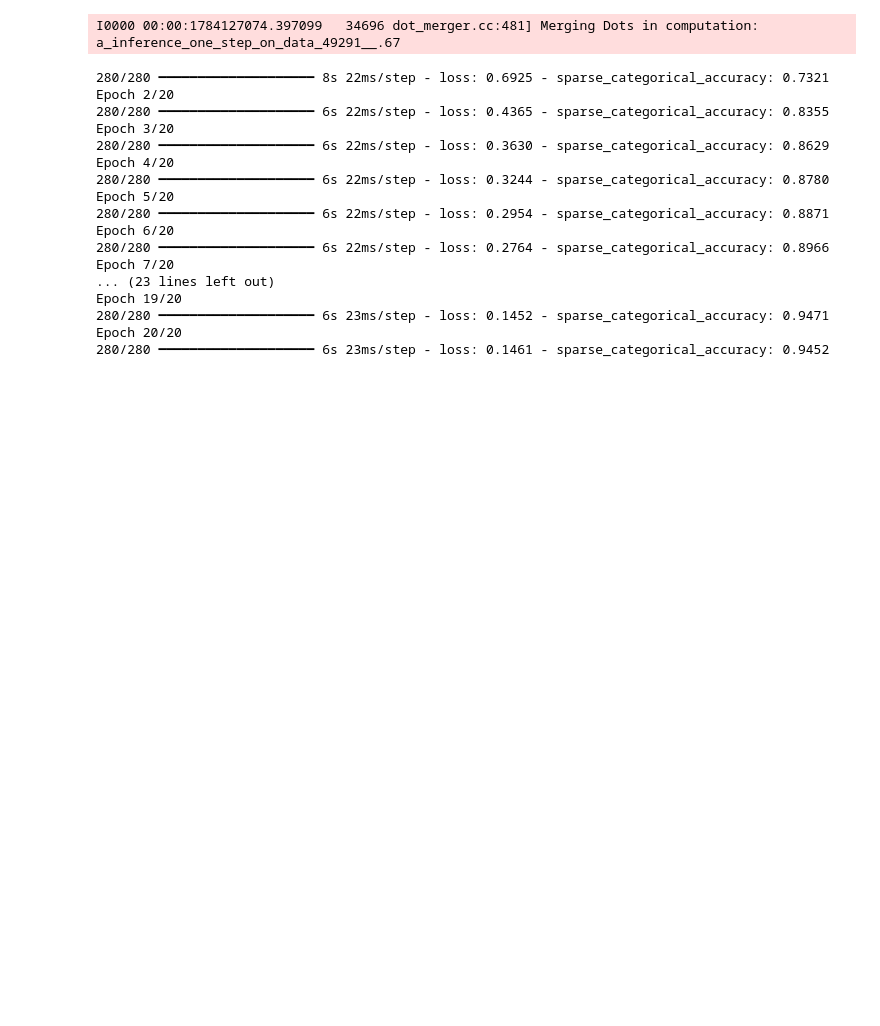
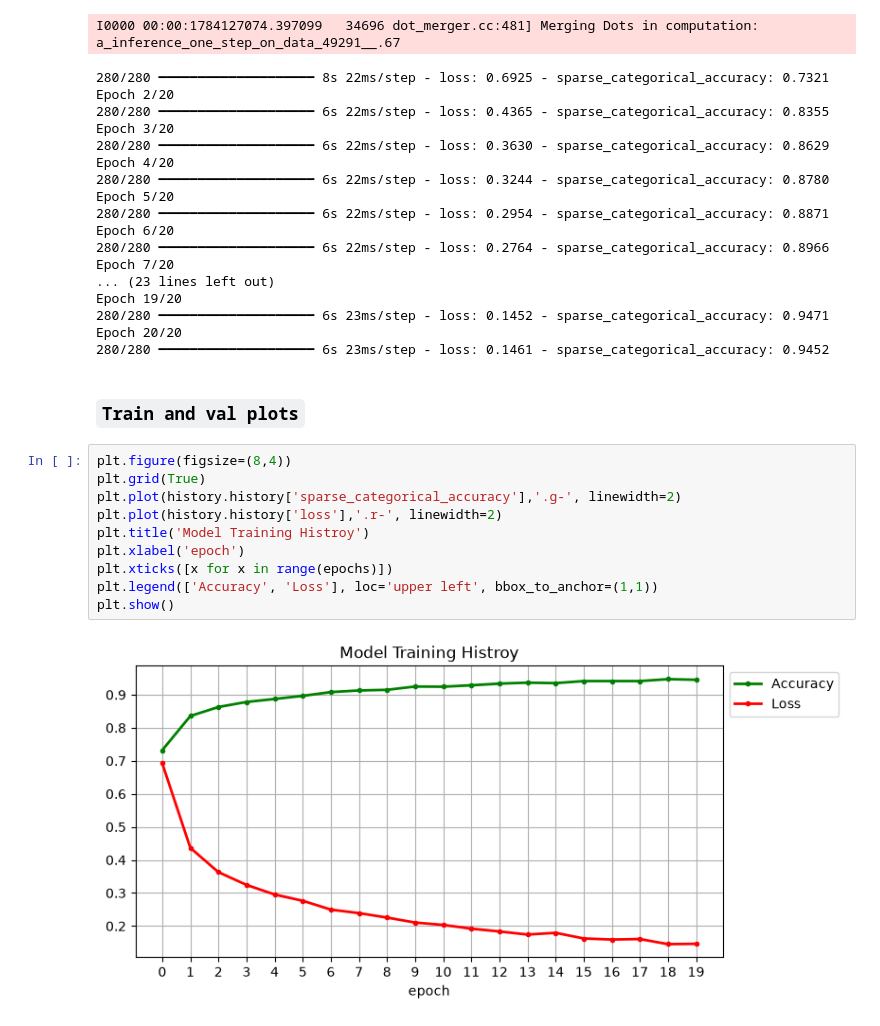
Before and after one commit to Manabendu-ai/MONCO, a Jupyter notebook: main.ipynb, the cells around one changed output. Saved outputs shown, nothing was run; the diff lists cells and outputs as text; blank space fills up the shorter version.

Commit message:
Training and Val Points

```diff
--- a/main.ipynb
+++ b/main.ipynb
@@ -163,3 +163,17 @@ Epoch 19/20
 280/280 ━━━━━━━━━━━━━━━━━━━━ 6s 23ms/step - loss: 0.1452 - sparse_categorical_accuracy: 0.9471
 Epoch 20/20
 280/280 ━━━━━━━━━━━━━━━━━━━━ 6s 23ms/step - loss: 0.1461 - sparse_categorical_accuracy: 0.9452
+# %% [markdown]
+### `Train and val plots`
+# %%
+plt.figure(figsize=(8,4))
+plt.grid(True)
+plt.plot(history.history['sparse_categorical_accuracy'],'.g-', linewidth=2)
+plt.plot(history.history['loss'],'.r-', linewidth=2)
+plt.title('Model Training Histroy')
+plt.xlabel('epoch')
+plt.xticks([x for x in range(epochs)])
+plt.legend(['Accuracy', 'Loss'], loc='upper left', bbox_to_anchor=(1,1))
+plt.show()
+# %% [output]
+[figure, added]
```
